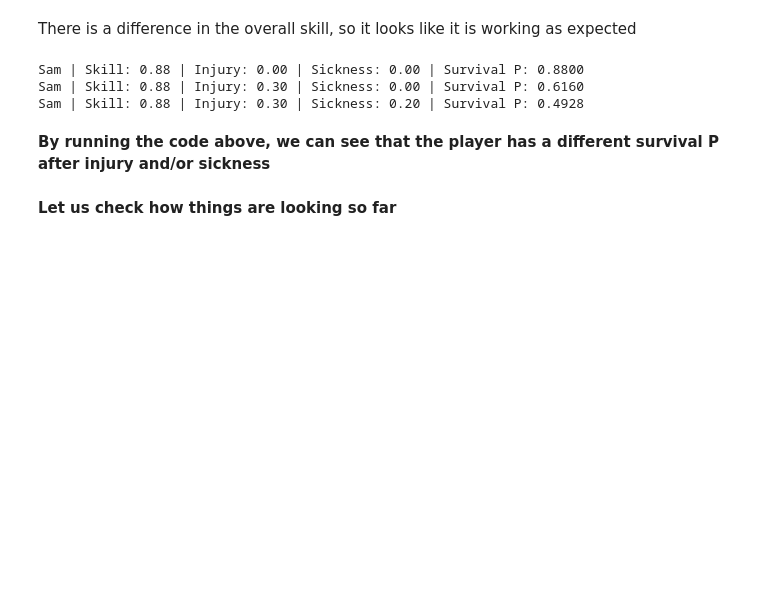
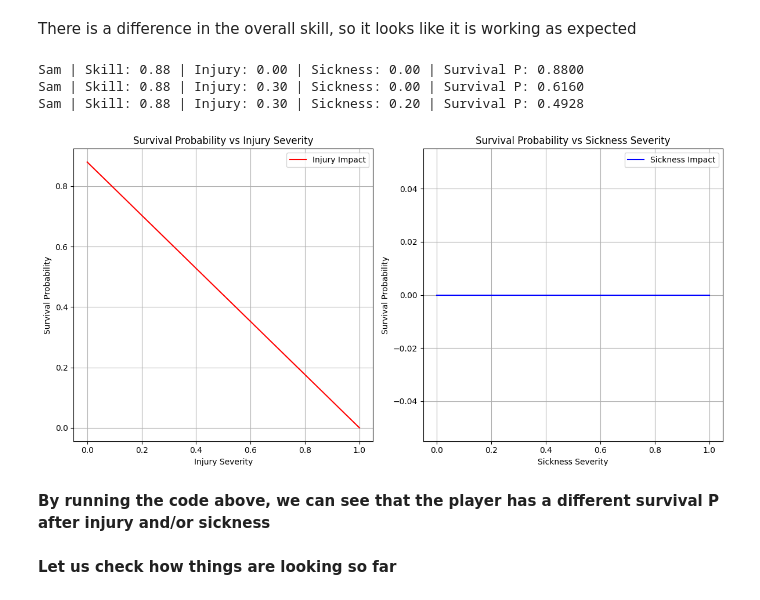
Before and after one commit to ViktorGeorgiev98/Battle_Royale_Survival_Rate, a Jupyter notebook: Battle_Rolay_Survival_Rate.ipynb, the cells around one changed output. Drawn from its saved outputs; the diff is of its cells as text; code cells hidden in the pictures; blank space fills up the shorter version.

Commit message:
finished implementing the math and probability logic and displayed it with matplotlib

```diff
--- a/Battle_Rolay_Survival_Rate.ipynb
+++ b/Battle_Rolay_Survival_Rate.ipynb
@@ -382,6 +417,40 @@ print(p1)
 Sam | Skill: 0.88 | Injury: 0.00 | Sickness: 0.00 | Survival P: 0.8800
 Sam | Skill: 0.88 | Injury: 0.30 | Sickness: 0.00 | Survival P: 0.6160
 Sam | Skill: 0.88 | Injury: 0.30 | Sickness: 0.20 | Survival P: 0.4928
+# %%
+injury_severities = np.linspace(0, 1, 100)
+p1 = Player("Sam", "male", 40, "soldier", "aggressive")
+injury_survival = [p1.apply_injury(severity) or p1.get_survival_probability() for severity in injury_severities]
+
+# --- Plot Sickness vs Survival ---
+sickness_severities = np.linspace(0, 1, 100)
+sickness_survival = [p1.apply_sickness(severity) or p1.get_survival_probability() for severity in sickness_severities]
+
+# --- Plotting ---
+plt.figure(figsize=(12, 6))
+
+# Plot for Injury Severity vs Survival Probability
+plt.subplot(1, 2, 1)
+plt.plot(injury_severities, injury_survival, color='r', label="Injury Impact")
+plt.title("Survival Probability vs Injury Severity")
+plt.xlabel("Injury Severity")
+plt.ylabel("Survival Probability")
+plt.grid(True)
+plt.legend()
+
+# Plot for Sickness Severity vs Survival Probability
+plt.subplot(1, 2, 2)
+plt.plot(sickness_severities, sickness_survival, color='b', label="Sickness Impact")
+plt.title("Survival Probability vs Sickness Severity")
+plt.xlabel("Sickness Severity")
+plt.ylabel("Survival Probability")
+plt.grid(True)
+plt.legend()
+
+plt.tight_layout()
+plt.show()
+# %% [output]
+[figure, added]
 # %% [markdown]
 **By running the code above, we can see that the player has a different survival P after injury and/or sickness**
 # %%
```
Also changed, not shown: parts of 8 cells of this notebook.
